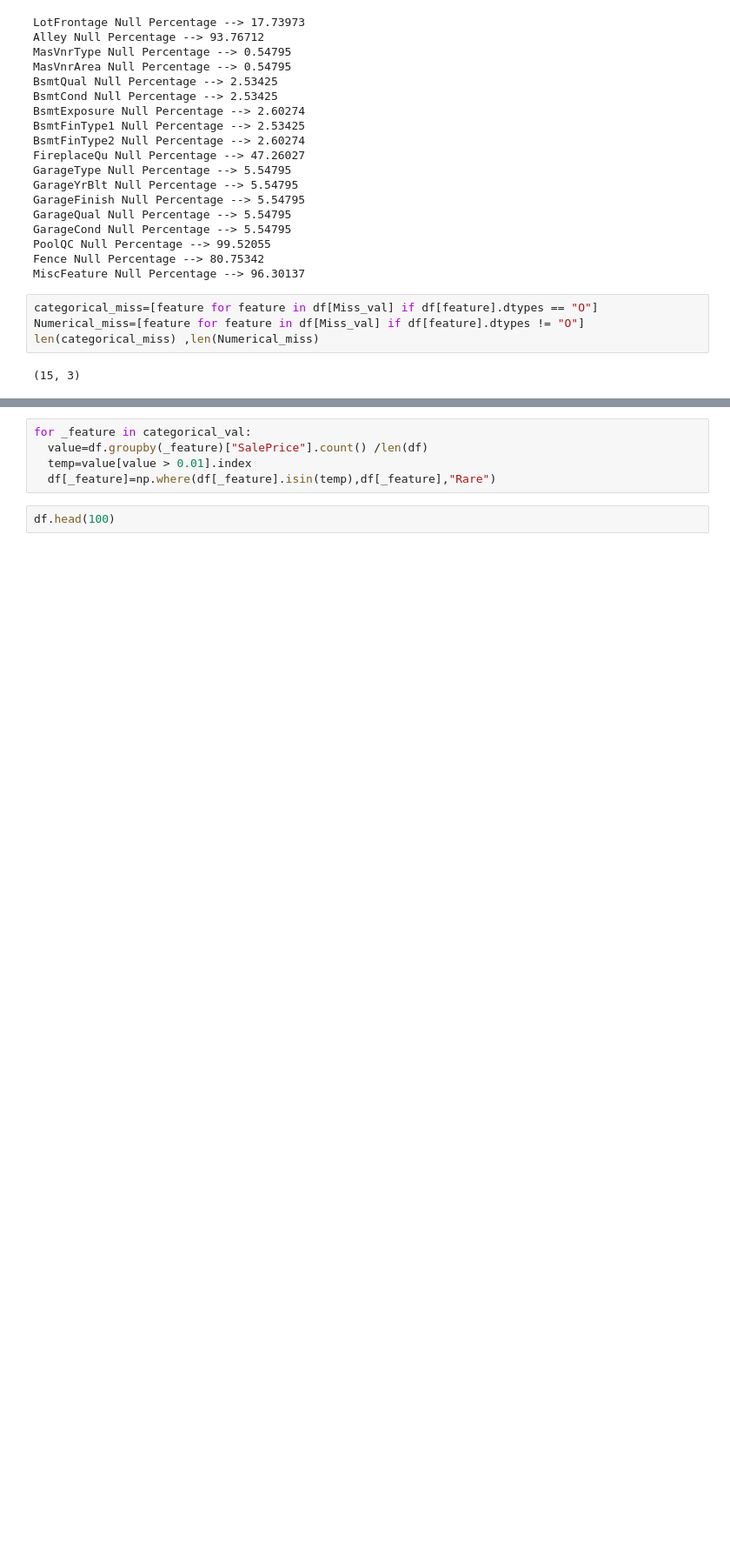
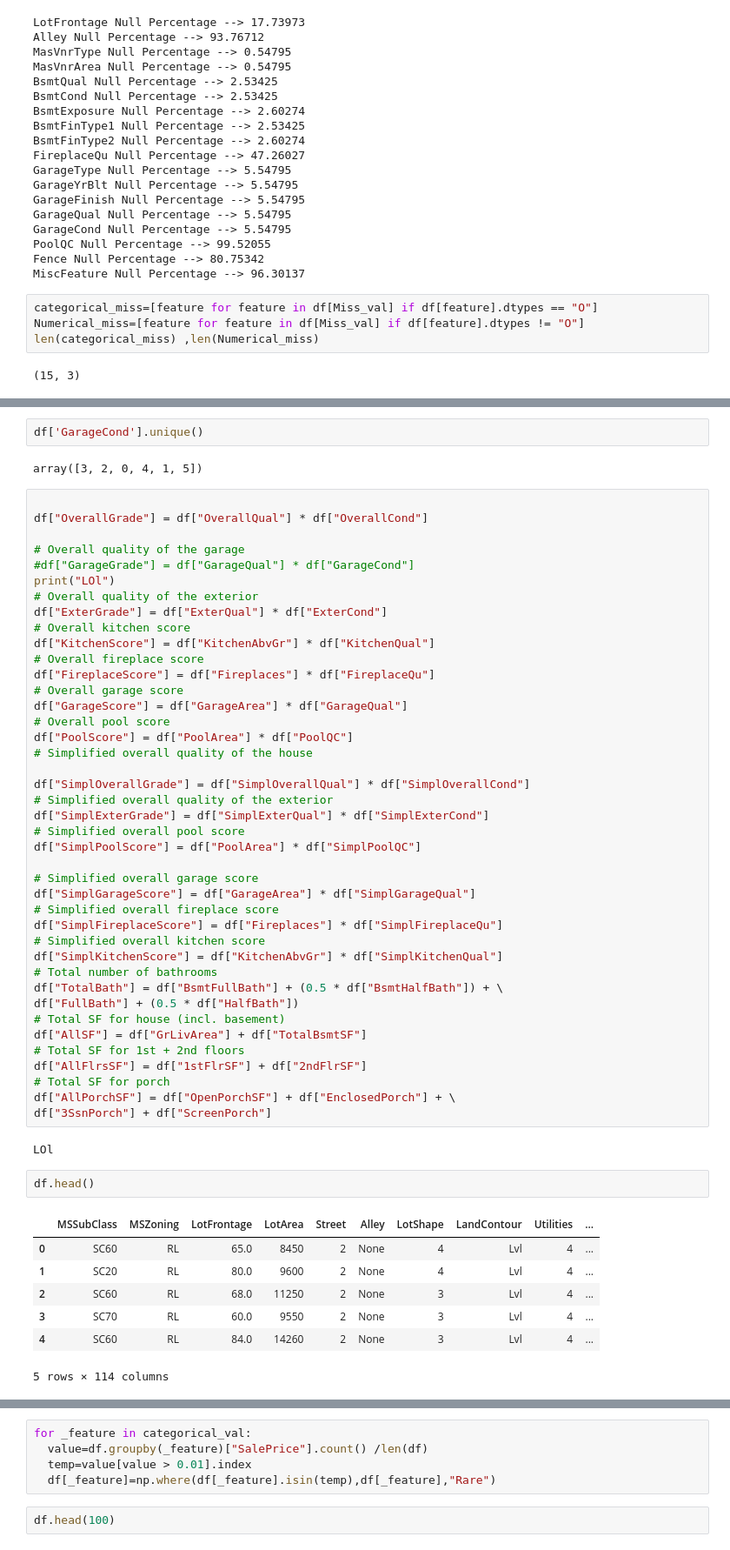
Before and after one commit to Xwyzworms/HousePriceAdvanced, a Jupyter notebook: Advanced_HousePrice/AdvancedRegressionFeatureEngineering.ipynb, the cells around one changed output, grey strips where cells are left out. Shown at 87% size. Drawn from its saved outputs; the diff is of its cells as text; blank space fills up the shorter version.

```diff
--- a/Advanced_HousePrice/AdvancedRegressionFeatureEngineering.ipynb
+++ b/Advanced_HousePrice/AdvancedRegressionFeatureEngineering.ipynb
@@ -75,0 +232,57 @@ dtype: int64
+# %%
+df['GarageCond'].unique()
+# %% [output]
+array([3, 2, 0, 4, 1, 5])
+# %%
+
+df["OverallGrade"] = df["OverallQual"] * df["OverallCond"]
+
+# Overall quality of the garage
+#df["GarageGrade"] = df["GarageQual"] * df["GarageCond"]
+print("LOl")
+# Overall quality of the exterior
+df["ExterGrade"] = df["ExterQual"] * df["ExterCond"]
+# Overall kitchen score
+df["KitchenScore"] = df["KitchenAbvGr"] * df["KitchenQual"]
+# Overall fireplace score
+df["FireplaceScore"] = df["Fireplaces"] * df["FireplaceQu"]
+# Overall garage score
+df["GarageScore"] = df["GarageArea"] * df["GarageQual"]
+# Overall pool score
+df["PoolScore"] = df["PoolArea"] * df["PoolQC"]
+# Simplified overall quality of the house
+
+df["SimplOverallGrade"] = df["SimplOverallQual"] * df["SimplOverallCond"]
+# Simplified overall quality of the exterior
+df["SimplExterGrade"] = df["SimplExterQual"] * df["SimplExterCond"]
+# Simplified overall pool score
+df["SimplPoolScore"] = df["PoolArea"] * df["SimplPoolQC"]
+
+# Simplified overall garage score
+df["SimplGarageScore"] = df["GarageArea"] * df["SimplGarageQual"]
+# Simplified overall fireplace score
+df["SimplFireplaceScore"] = df["Fireplaces"] * df["SimplFireplaceQu"]
+# Simplified overall kitchen score
+df["SimplKitchenScore"] = df["KitchenAbvGr"] * df["SimplKitchenQual"]
+# Total number of bathrooms
+df["TotalBath"] = df["BsmtFullBath"] + (0.5 * df["BsmtHalfBath"]) + \
+df["FullBath"] + (0.5 * df["HalfBath"])
+# Total SF for house (incl. basement)
+df["AllSF"] = df["GrLivArea"] + df["TotalBsmtSF"]
+# Total SF for 1st + 2nd floors
+df["AllFlrsSF"] = df["1stFlrSF"] + df["2ndFlrSF"]
+# Total SF for porch
+df["AllPorchSF"] = df["OpenPorchSF"] + df["EnclosedPorch"] + \
+df["3SsnPorch"] + df["ScreenPorch"]
+# %% [output]
+LOl
+# %%
+df.head()
+# %% [output]
+|  | MSSubClass | MSZoning | LotFrontage | LotArea | Street | Alley | LotShape | LandContour | Utilities | ... |
+| 0 | SC60 | RL | 65.0 | 8450 | 2 | None | 4 | Lvl | 4 | ... |
+| 1 | SC20 | RL | 80.0 | 9600 | 2 | None | 4 | Lvl | 4 | ... |
+| 2 | SC60 | RL | 68.0 | 11250 | 2 | None | 3 | Lvl | 4 | ... |
+| 3 | SC70 | RL | 60.0 | 9550 | 2 | None | 3 | Lvl | 4 | ... |
+| 4 | SC60 | RL | 84.0 | 14260 | 2 | None | 3 | Lvl | 4 | ... |
+5 rows × 114 columns
```
Also changed, not shown: parts of 15 cells of this notebook.
